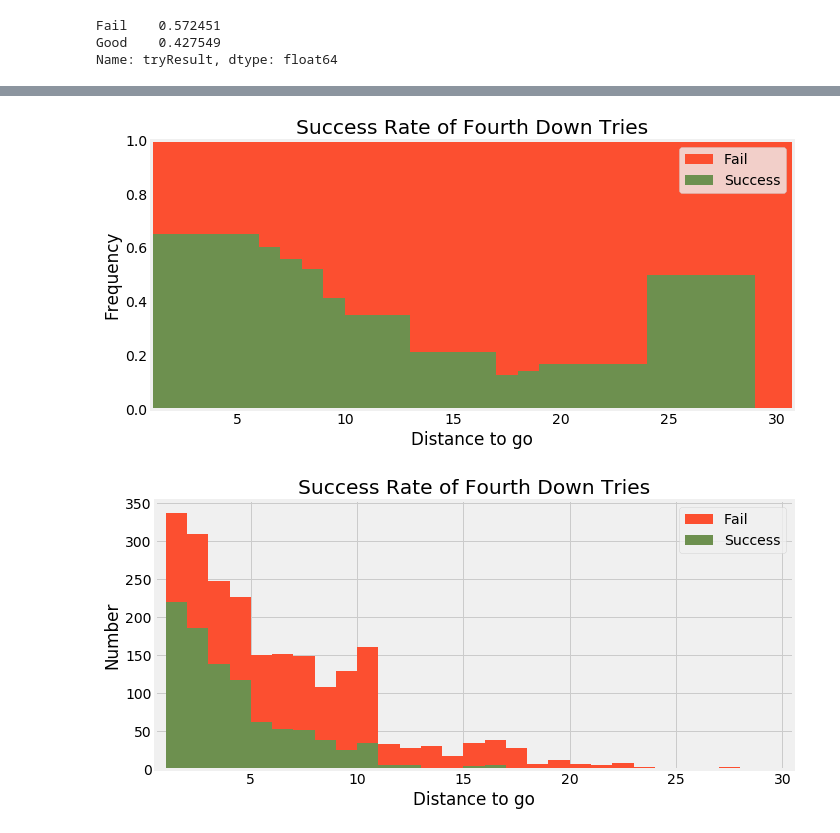
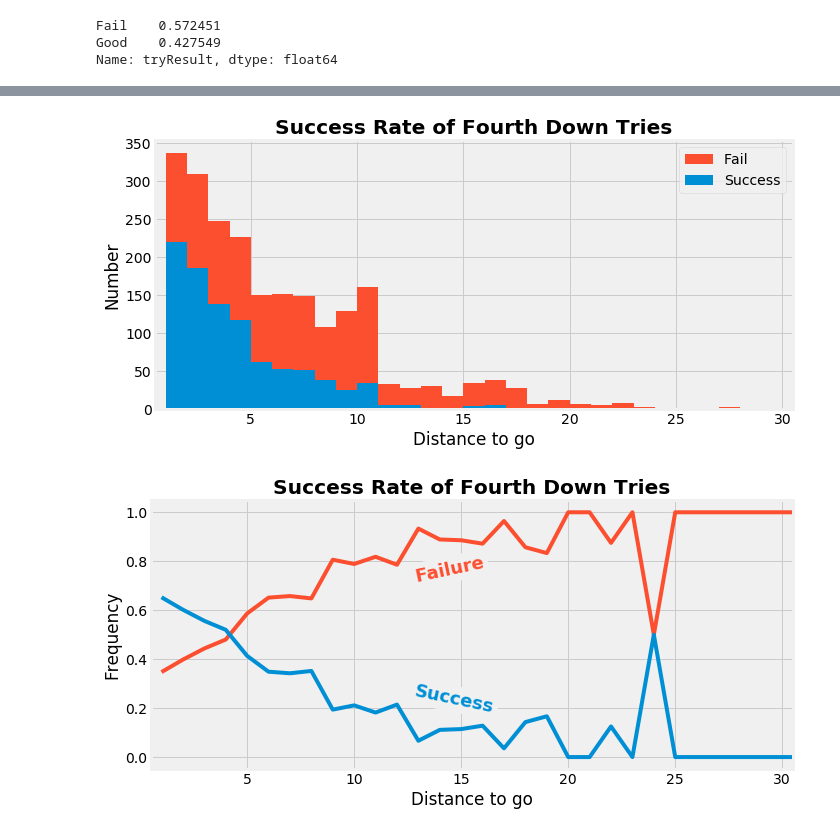
Before and after one commit to SimFootballDev/surrender_punt, a Jupyter notebook: surrender.ipynb, the cells around one changed output, grey strips where cells are left out. Drawn from its saved outputs; the diff is of its cells as text; code cells hidden in the pictures.

Commit message:
images

```diff
--- a/surrender.ipynb
+++ b/surrender.ipynb
@@ -94,2 +105,4 @@ puntDF['percentiles'] = puntDF.apply(lambda row : perc(NFL,row['surrenderIndex']
+# %%
+puntDF['result'] = puntDF.apply(lambda row : touchback(row),axis = 1)
 # %%
-puntDF = puntDF[['S','gameID','Q','time','awayTeam','awayScore','homeScore','homeTeam','recTeam','down','distance','dist2goal','surrenderIndex','percentiles','play']]
+puntDF = puntDF[['S','gameID','Q','time','awayTeam','awayScore','homeScore','homeTeam','recTeam','down','distance','dist2goal','surrenderIndex','percentiles','play','result']]
@@ -124,3 +123,8 @@ puntDF[(puntDF['gameID'] == 2575) & (puntDF['recTeam'] == 'OCO')].sort_values('s
 | 156663 | 10 | 2575 | 4 | 11:34 | COL | 24 | 3 | OCO | OCO | 4.0 | ... |
 | 156690 | 10 | 2575 | 4 | 2:53 | COL | 26 | 3 | OCO | OCO | 4.0 | ... |
 | 156681 | 10 | 2575 | 4 | 5:29 | COL | 24 | 3 | OCO | OCO | 4.0 | ... |
+# %%
+puntArr = []
+for i in range(30,100):
+    i4df = puntDF[puntDF['dist2goal'] == i]
+    puntArr.append(i4df['result'].value_counts(normalize=True))
@@ -126,0 +135,17 @@ puntDF[(puntDF['gameID'] == 2575) & (puntDF['recTeam'] == 'OCO')].sort_values('s
+# %%
+tbList = []
+nrList = []
+rList = []
+for f in puntArr:
+    try:
+        tbList.append(f['Touchback'])
+    except KeyError:
+        tbList.append(0.)
+    try:
+        nrList.append(f['No return'])
+    except KeyError:
+        nrList.append(0.)
+    try:
+        rList.append(f['Returned'])
+    except KeyError:
+        rList.append(0.)
@@ -658,40 +771,42 @@ for f in triesDistArrn:
 # %%
 plt.figure(figsize=(10,5),facecolor='w')
 plt.style.use('fivethirtyeight')
-plt.title('Success Rate of Fourth Down Tries')
+plt.title('Success Rate of Fourth Down Tries',weight='bold')
 plt.xlabel('Distance to go')
-plt.ylabel('Frequency')
-plt.bar(triesRange,triesmissList,bottom=triesgoodList,width=5,label='Fail',color='C1',align='edge')
-plt.bar(triesRange,triesgoodList,width=5,label='Success',color='C3',align='edge')
+plt.ylabel('Number')
+plt.bar(triesRange,triesmissListn,bottom=triesgoodListn,width=1,label='Fail',color='C1',align='edge')
+plt.bar(triesRange,triesgoodListn,width=1,label='Success',color='C0',align='edge')
 # for i in [10,20,30,40,50,60,70,80,90]:
 #     plt.axvline(i,c='w',lw=1,alpha=0.5)
 # for i in [15,25,35,45,55,65]:
 #     plt.axvline(i,c='w',lw=1,alpha=0.5,ls='--')
-plt.xlim(1,30.75)
-plt.ylim(0,1)
+plt.xlim(0.5,30.5)
+# plt.ylim(0,1)
 plt.legend(loc=1)
 plt.tight_layout()
-plt.savefig('images/tryResults.png')
+plt.savefig('images/tryResults_total.png')
 plt.show()
 # %% [output]
-[figure, old version]
+[figure, new version]
 # %%
 plt.figure(figsize=(10,5),facecolor='w')
 plt.style.use('fivethirtyeight')
-plt.title('Success Rate of Fourth Down Tries')
+plt.title('Success Rate of Fourth Down Tries',weight='bold')
 plt.xlabel('Distance to go')
-plt.ylabel('Number')
-plt.bar(triesRange,triesmissListn,bottom=triesgoodListn,width=1,label='Fail',color='C1',align='edge')
-plt.bar(triesRange,triesgoodListn,width=1,label='Success',color='C3',align='edge')
+plt.ylabel('Frequency')
+plt.plot(triesRange,triesmissList,label='Fail',color='C1')
+plt.plot(triesRange,triesgoodList,label='Success',color='C0')
 # for i in [10,20,30,40,50,60,70,80,90]:
 #     plt.axvline(i,c='w',lw=1,alpha=0.5)
 # for i in [15,25,35,45,55,65]:
 #     plt.axvline(i,c='w',lw=1,alpha=0.5,ls='--')
 plt.xlim(0.5,30.5)
 # plt.ylim(0,1)
-plt.legend(loc=1)
+# plt.legend()
+plt.text(x = 12.75, y = 0.775, s = 'Failure', color = 'C1', weight = 'bold', size = 18, rotation = 12, backgroundcolor = '#f0f0f0')
+plt.text(x = 12.75, y = 0.25, s = 'Success', color = 'C0', weight = 'bold', rotation = -12, size = 18, backgroundcolor = '#f0f0f0')
 plt.tight_layout()
-plt.savefig('images/tryResults_total.png')
+plt.savefig('images/tryResults_line.png')
 plt.show()
 # %% [output]
-[figure, old version]
+[figure, new version]
```
Also changed, not shown: parts of 23 cells of this notebook, 34 other files.
